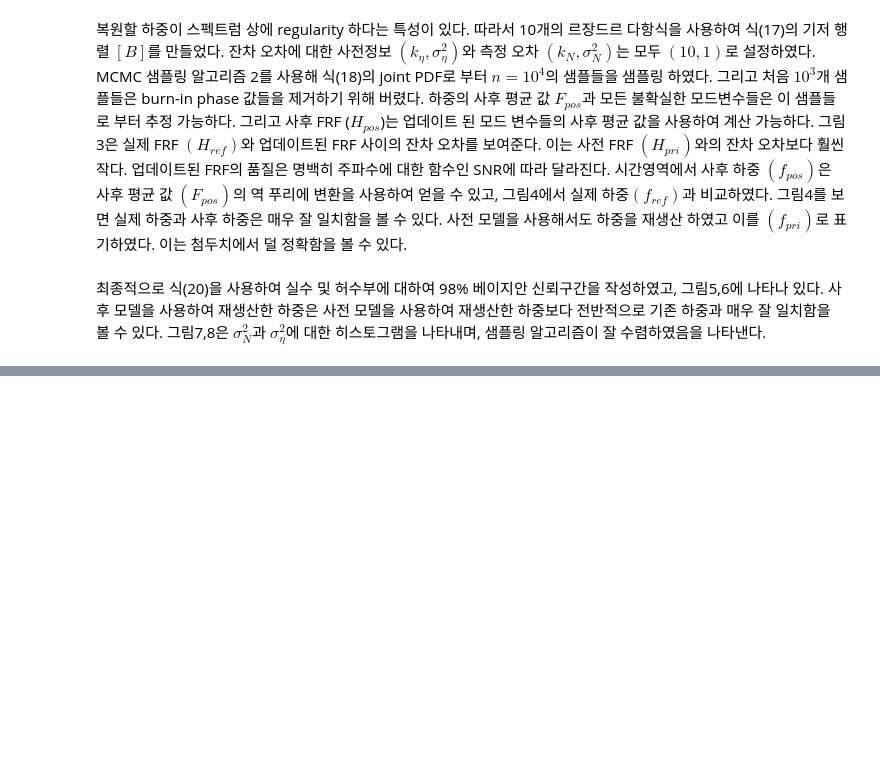
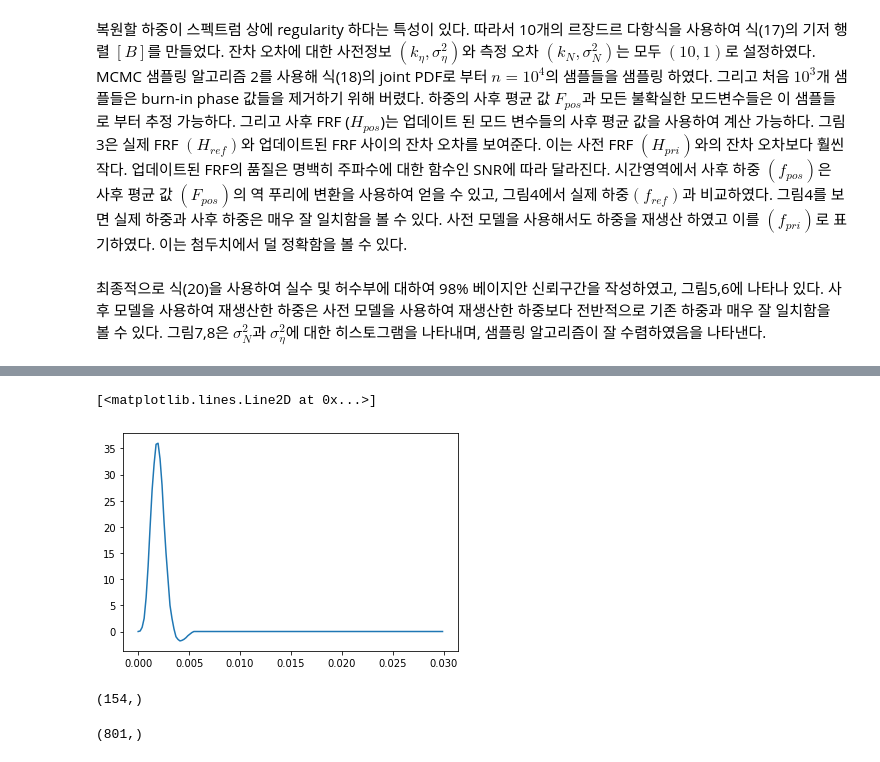
Before and after one commit to wonho13/work, a Jupyter notebook: 논문번역/zhang2012/zhang2012(번역).ipynb, the cells around one changed output, grey strips where cells are left out. Drawn from its saved outputs; the diff is of its cells as text; code cells hidden in the pictures; blank space fills up the shorter version.

```diff
--- a/논문번역/zhang2012/zhang2012(번역).ipynb
+++ b/논문번역/zhang2012/zhang2012(번역).ipynb
@@ -129,0 +149,13 @@ C_alpha = np.diag([0.04,0.04,200,200]);
+# %%
+plt.plot(time,force)
+# %% [output]
+[<matplotlib.lines.Line2D at 0x...>]
+[figure, added]
+# %%
+ft_force.shape
+# %% [output]
+(154,)
+# %%
+H_ref.shape
+# %% [output]
+(801,)
```
Also changed, not shown: parts of 8 cells of this notebook.
